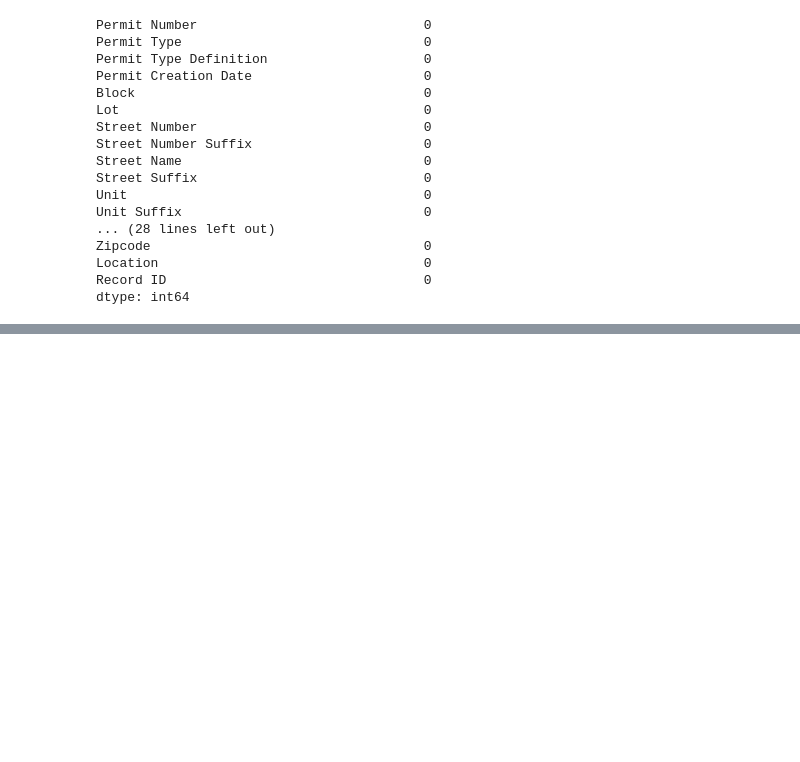
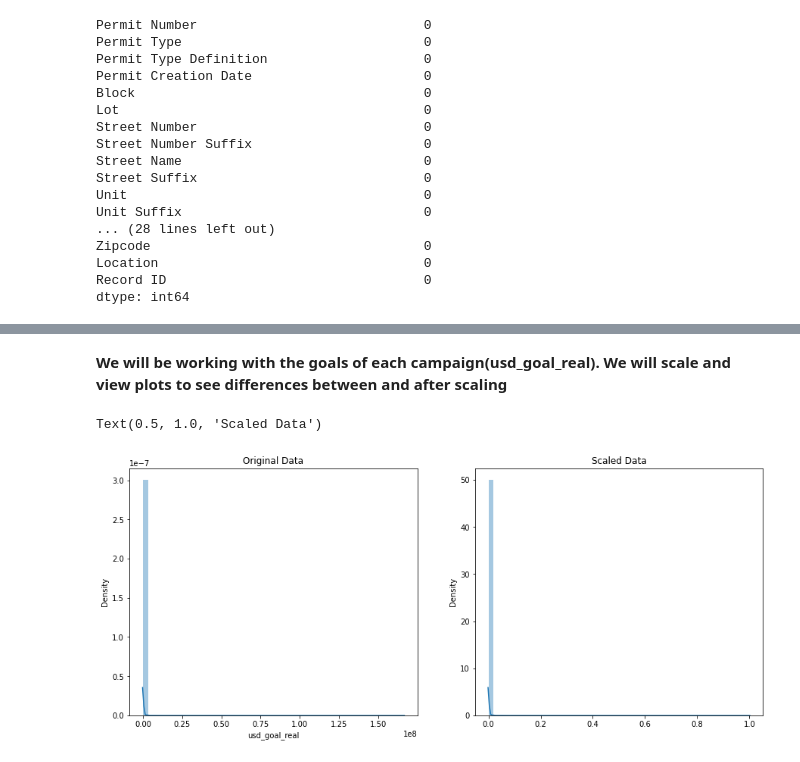
Before and after one commit to Sojiknight/PyDatSciStuds, a Jupyter notebook: Data Cleaning on Kaggle.ipynb, the cells around one changed output, grey strips where cells are left out. Cells and saved outputs as stored; diff of their text form; code cells hidden in the pictures; blank space fills up the shorter version.

```diff
--- a/Data Cleaning on Kaggle.ipynb
+++ b/Data Cleaning on Kaggle.ipynb
@@ -324,0 +381,16 @@ dtype: int64
+# %%
+#Firstly, we'll import all the tools and libraries we need
+import numpy as np
+import pandas as pd
+
+from mlxtend.preprocessing import minmax_scaling
+from scipy import stats
+
+import seaborn as sns
+import matplotlib.pyplot as plt
+
+#Read in the data
+kickstarters_2017 = pd.read_csv('../input/kickstarter-projects/ks-projects-201801.csv')
+
+#Set seed for reproducibility
+np.random.seed(0)
@@ -324,0 +427,18 @@ dtype: int64
+# %% [markdown]
+**We will be working with the goals of each campaign(usd_goal_real). We will scale and view plots to see differences between and after scaling**
+# %%
+#Get the original data
+original_data = pd.DataFrame(kickstarters_2017['usd_goal_real'])
+
+#Scale the original data
+scaled_data = minmax_scaling(original_data, columns=['usd_goal_real'])
+# %%
+#Plot the original and scaled data for comparison
+fig, ax = plt.subplots(1,2, figsize=(15,6))
+sns.distplot(kickstarters_2017.usd_goal_real, ax=ax[0], kde=True)
+ax[0].set_title('Original Data')
+sns.distplot(scaled_data, ax=ax[1], kde=True)
+ax[1].set_title('Scaled Data')
+# %% [output]
+Text(0.5, 1.0, 'Scaled Data')
+[figure, added]
```
Also changed, not shown: parts of 21 cells of this notebook.
